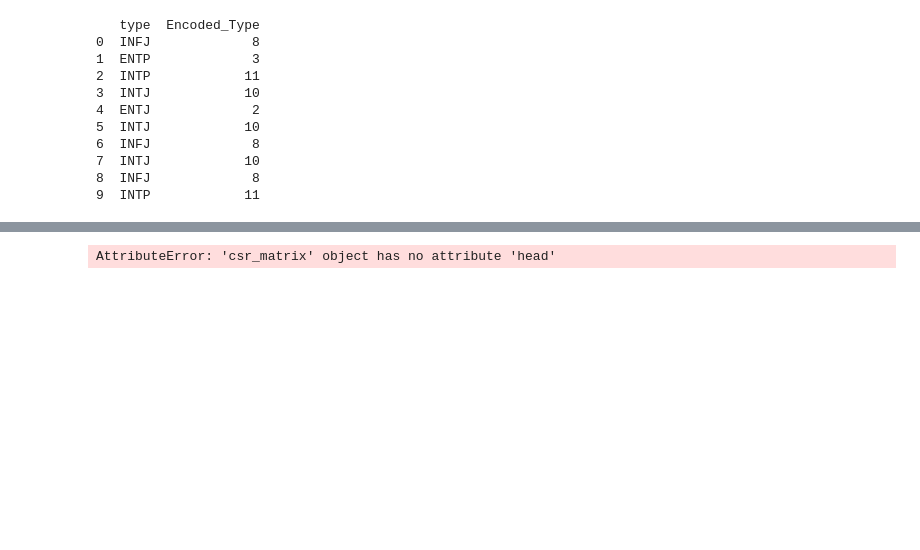
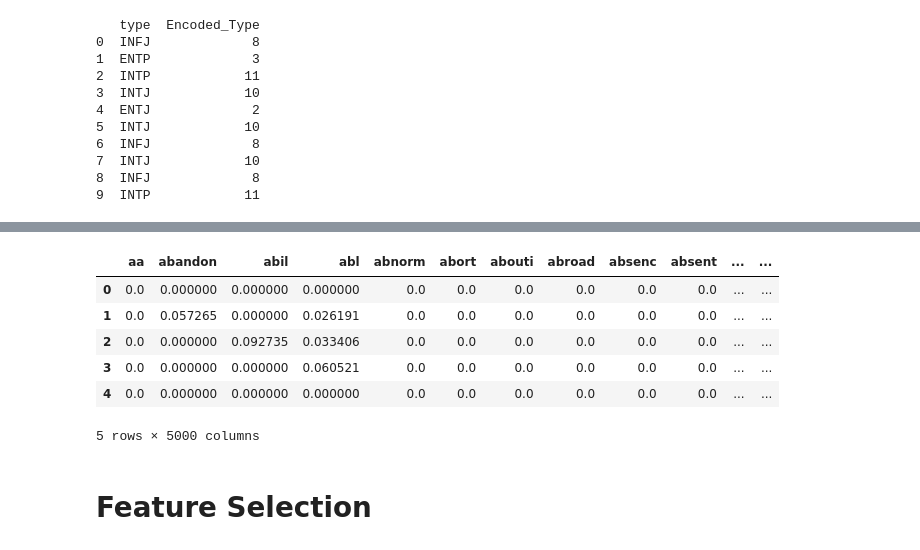
Before and after one commit to prakritea/-Myers-Briggs-Personality-Type-Identification, a Jupyter notebook: mbti.ipynb, the cells around one changed output, grey strips where cells are left out. Saved outputs shown, nothing was run; the diff lists cells and outputs as text; code cells hidden in the pictures; blank space fills up the shorter version.

```diff
--- a/mbti.ipynb
+++ b/mbti.ipynb
@@ -281,0 +291,2 @@ print(preprocessed_data[['type', 'Encoded_Type']].head(10))
+# %%
+preprocessed_data = preprocessed_data.drop(columns=['type','role'])
@@ -287,6 +307,16 @@ tfid_data = preprocessed_data.copy()
 tfidf = TfidfVectorizer(max_features=5000,stop_words='english')
 tfid_data=tfidf.fit_transform(tfid_data['clean_posts'])
 # %%
-tfid_data.head()
+tfid_df = pd.DataFrame(tfid_data.toarray(), columns=tfidf.get_feature_names_out())
-# %% [output]
-AttributeError: 'csr_matrix' object has no attribute 'head'
+# %%
+tfid_df.head()
+# %% [output]
+|  | aa | abandon | abil | abl | abnorm | abort | abouti | abroad | absenc | absent | ... | ... |
+| 0 | 0.0 | 0.000000 | 0.000000 | 0.000000 | 0.0 | 0.0 | 0.0 | 0.0 | 0.0 | 0.0 | ... | ... |
+| 1 | 0.0 | 0.057265 | 0.000000 | 0.026191 | 0.0 | 0.0 | 0.0 | 0.0 | 0.0 | 0.0 | ... | ... |
+| 2 | 0.0 | 0.000000 | 0.092735 | 0.033406 | 0.0 | 0.0 | 0.0 | 0.0 | 0.0 | 0.0 | ... | ... |
+| 3 | 0.0 | 0.000000 | 0.000000 | 0.060521 | 0.0 | 0.0 | 0.0 | 0.0 | 0.0 | 0.0 | ... | ... |
+| 4 | 0.0 | 0.000000 | 0.000000 | 0.000000 | 0.0 | 0.0 | 0.0 | 0.0 | 0.0 | 0.0 | ... | ... |
+5 rows × 5000 columns
+# %% [markdown]
+# Feature Selection
```
Also changed, not shown: parts of 6 cells of this notebook.
